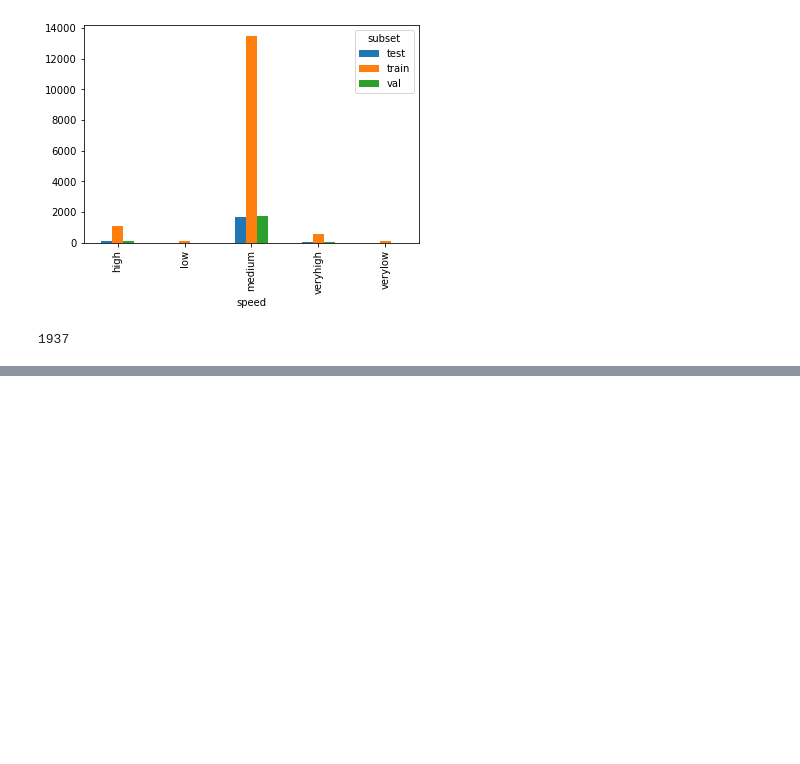
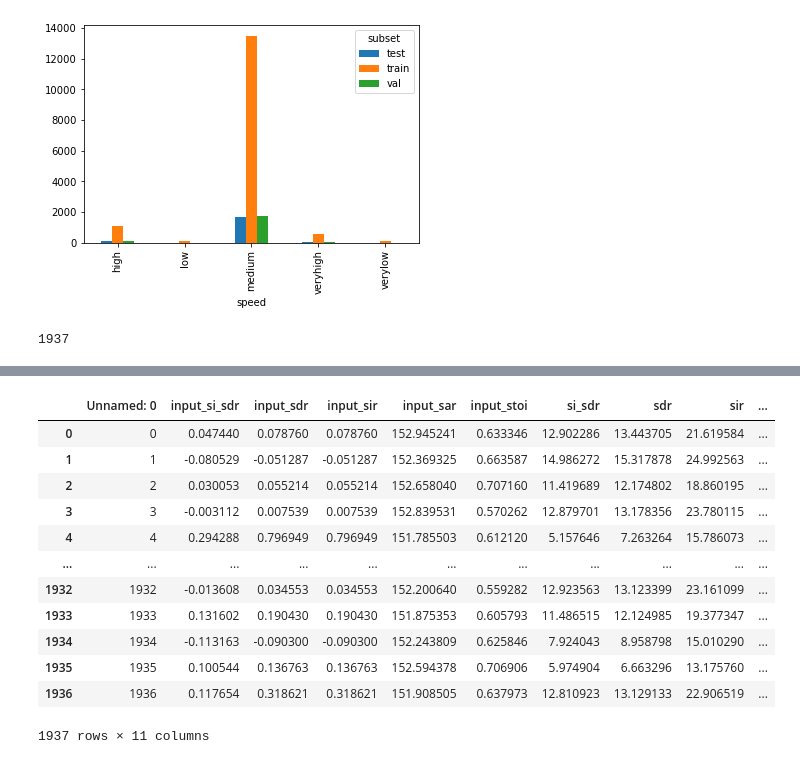
Before and after one commit to nschmidtg/Podcastmix, a Jupyter notebook: PodcastMix_audio_features.ipynb, the cells around one changed output, grey strips where cells are left out. Saved outputs shown, nothing was run; the diff lists cells and outputs as text; code cells hidden in the pictures; blank space fills up the shorter version.

```diff
--- a/PodcastMix_audio_features.ipynb
+++ b/PodcastMix_audio_features.ipynb
@@ -504,0 +542,16 @@ len(val_data)
+# %%
+metrics
+# %% [output]
+|  | Unnamed: 0 | input_si_sdr | input_sdr | input_sir | input_sar | input_stoi | si_sdr | sdr | sir | ... |
+| 0 | 0 | 0.047440 | 0.078760 | 0.078760 | 152.945241 | 0.633346 | 12.902286 | 13.443705 | 21.619584 | ... |
+| 1 | 1 | -0.080529 | -0.051287 | -0.051287 | 152.369325 | 0.663587 | 14.986272 | 15.317878 | 24.992563 | ... |
+| 2 | 2 | 0.030053 | 0.055214 | 0.055214 | 152.658040 | 0.707160 | 11.419689 | 12.174802 | 18.860195 | ... |
+| 3 | 3 | -0.003112 | 0.007539 | 0.007539 | 152.839531 | 0.570262 | 12.879701 | 13.178356 | 23.780115 | ... |
+| 4 | 4 | 0.294288 | 0.796949 | 0.796949 | 151.785503 | 0.612120 | 5.157646 | 7.263264 | 15.786073 | ... |
+| ... | ... | ... | ... | ... | ... | ... | ... | ... | ... | ... |
+| 1932 | 1932 | -0.013608 | 0.034553 | 0.034553 | 152.200640 | 0.559282 | 12.923563 | 13.123399 | 23.161099 | ... |
+| 1933 | 1933 | 0.131602 | 0.190430 | 0.190430 | 151.875353 | 0.605793 | 11.486515 | 12.124985 | 19.377347 | ... |
+| 1934 | 1934 | -0.113163 | -0.090300 | -0.090300 | 152.243809 | 0.625846 | 7.924043 | 8.958798 | 15.010290 | ... |
+| 1935 | 1935 | 0.100544 | 0.136763 | 0.136763 | 152.594378 | 0.706906 | 5.974904 | 6.663296 | 13.175760 | ... |
+| 1936 | 1936 | 0.117654 | 0.318621 | 0.318621 | 151.908505 | 0.637973 | 12.810923 | 13.129133 | 22.906519 | ... |
+1937 rows × 11 columns
```
Also changed, not shown: parts of 10 cells of this notebook, 3 other files.
